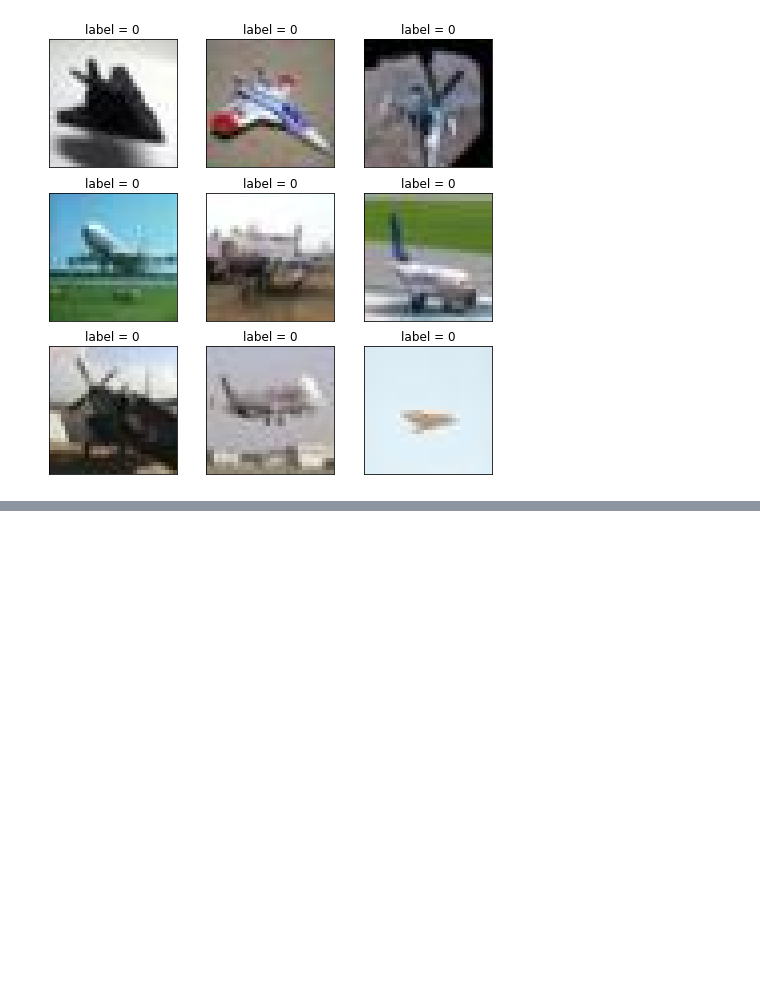
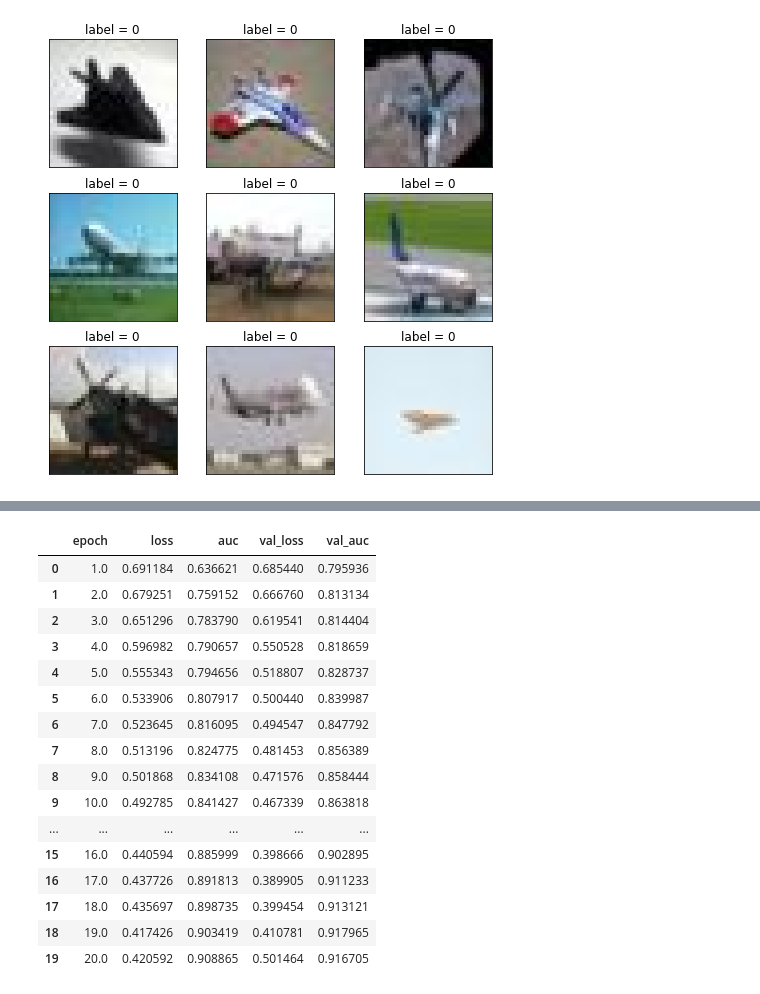
Before and after one commit to MenggeChai-may/learn_torch, a Jupyter notebook: test2020/test1022.ipynb, the cells around one changed output, grey strips where cells are left out. Drawn from its saved outputs; the diff is of its cells as text; code cells hidden in the pictures; blank space fills up the shorter version.

```diff
--- a/test2020/test1022.ipynb
+++ b/test2020/test1022.ipynb
@@ -91,0 +216,38 @@ plt.show()
+# %%
+# 训练模型
+def train_step(model, features, labels):
+
+    # 训练模式 启用BatchNormalization和Dropout,将两者设为True,训练模块中必写
+    model.train()
+
+    # 梯度清零
+    model.optimizer.zero_grad()
+
+    # 正向传播求损失
+    predictions = model(features)
+    loss = model.loss_func(predictions, labels)
+    metric = model.metric_func(predictions, labels)
+
+    # 反向传播求梯度
+    loss.backward()
+    model.optimizer.step() # 这个方法是更新所有的参数
+
+    return loss.item(), metric.item()
+
+
+# 测试模型
+def valid_step(model, features, labels):
+    # 预测模式，关闭dropout
+    model.eval()
+
+    # 关闭梯度计算
+    with torch.no_grad():
+        predictions = net(features)
+        loss = model.loss_func(predictions, labels)
+        metric = model.metric_func(predictions, labels)
+
+    return loss.item(), metric.item()
+
+# next(iter())一个一个遍历，类似与文档的read（）
+features,labels = next(iter(dl_train))
+train_step(model,features,labels)
@@ -91,0 +308,3 @@ plt.show()
+# %%
+epochs = 20
+dfhistory = train_model(model, epochs, dl_train, dl_valid, log_step_freq=50)
@@ -91,0 +329,20 @@ plt.show()
+# %%
+dfhistory
+# %% [output]
+|  | epoch | loss | auc | val_loss | val_auc |
+| 0 | 1.0 | 0.691184 | 0.636621 | 0.685440 | 0.795936 |
+| 1 | 2.0 | 0.679251 | 0.759152 | 0.666760 | 0.813134 |
+| 2 | 3.0 | 0.651296 | 0.783790 | 0.619541 | 0.814404 |
+| 3 | 4.0 | 0.596982 | 0.790657 | 0.550528 | 0.818659 |
+| 4 | 5.0 | 0.555343 | 0.794656 | 0.518807 | 0.828737 |
+| 5 | 6.0 | 0.533906 | 0.807917 | 0.500440 | 0.839987 |
+| 6 | 7.0 | 0.523645 | 0.816095 | 0.494547 | 0.847792 |
+| 7 | 8.0 | 0.513196 | 0.824775 | 0.481453 | 0.856389 |
+| 8 | 9.0 | 0.501868 | 0.834108 | 0.471576 | 0.858444 |
+| 9 | 10.0 | 0.492785 | 0.841427 | 0.467339 | 0.863818 |
+| ... | ... | ... | ... | ... | ... |
+| 15 | 16.0 | 0.440594 | 0.885999 | 0.398666 | 0.902895 |
+| 16 | 17.0 | 0.437726 | 0.891813 | 0.389905 | 0.911233 |
+| 17 | 18.0 | 0.435697 | 0.898735 | 0.399454 | 0.913121 |
+| 18 | 19.0 | 0.417426 | 0.903419 | 0.410781 | 0.917965 |
+| 19 | 20.0 | 0.420592 | 0.908865 | 0.501464 | 0.916705 |
```
Also changed, not shown: parts of 20 cells of this notebook, 2 other files.
